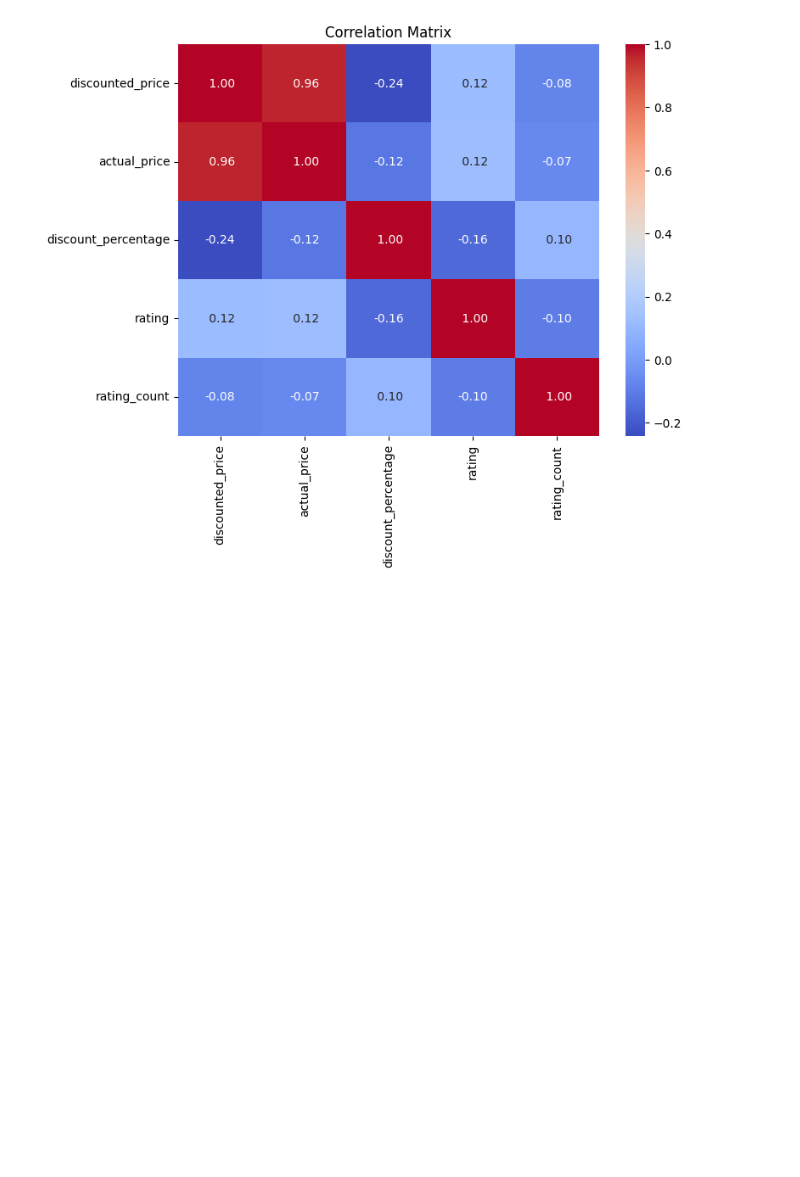
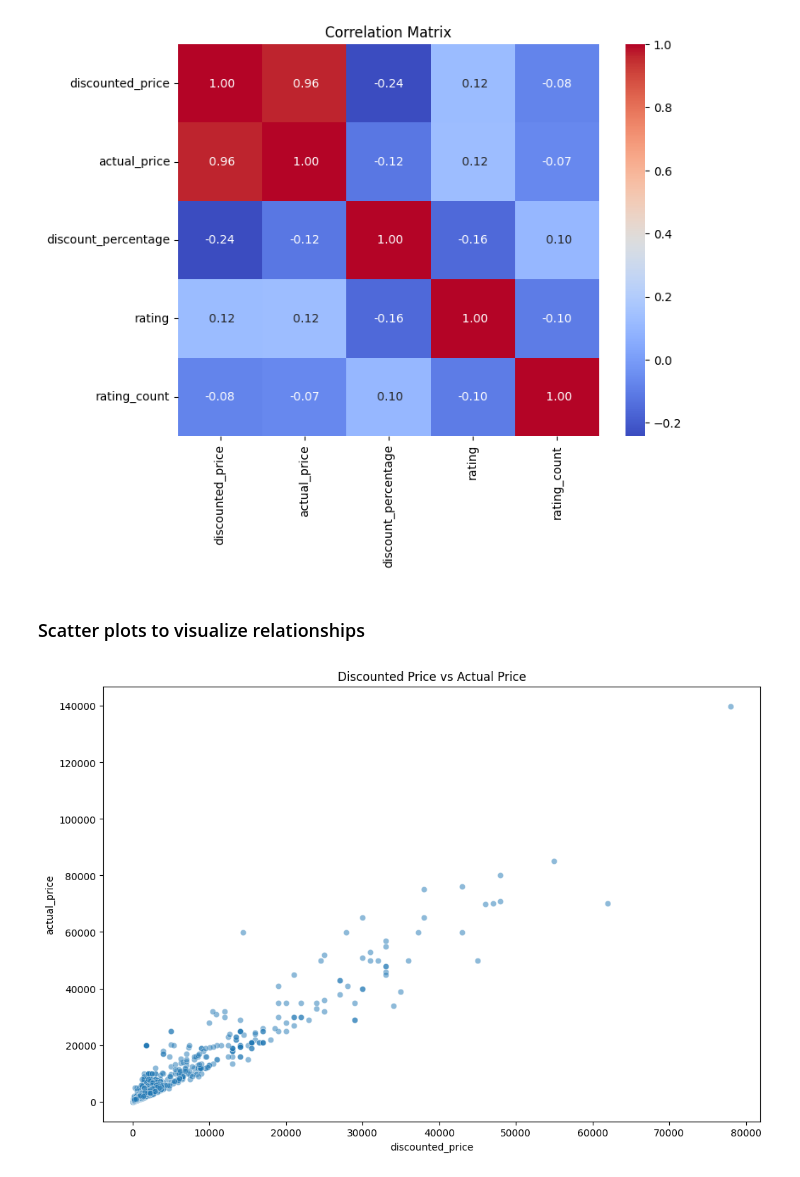
Before and after one commit to samwanyua/Amazon-UK-Products-EDA-ML-Project, a Jupyter notebook: Notebook.ipynb, the cells around one changed output. Cells and saved outputs as stored; diff of their text form; code cells hidden in the pictures; blank space fills up the shorter version.

Commit message:
EDA and Data visualization

```diff
--- a/Notebook.ipynb
+++ b/Notebook.ipynb
@@ -175,3 +175,12 @@ plt.title("Correlation Matrix")
 plt.show()
 # %% [output]
 [figure]
+# %% [markdown]
+### Scatter plots to visualize relationships
+# %%
+plt.figure(figsize=(12,8))
+sns.scatterplot(data=df, x="discounted_price", y="actual_price", alpha=0.5)
+plt.title("Discounted Price vs Actual Price")
+plt.show()
+# %% [output]
+[figure, added]
```
Also changed, not shown: parts of 6 cells of this notebook.
